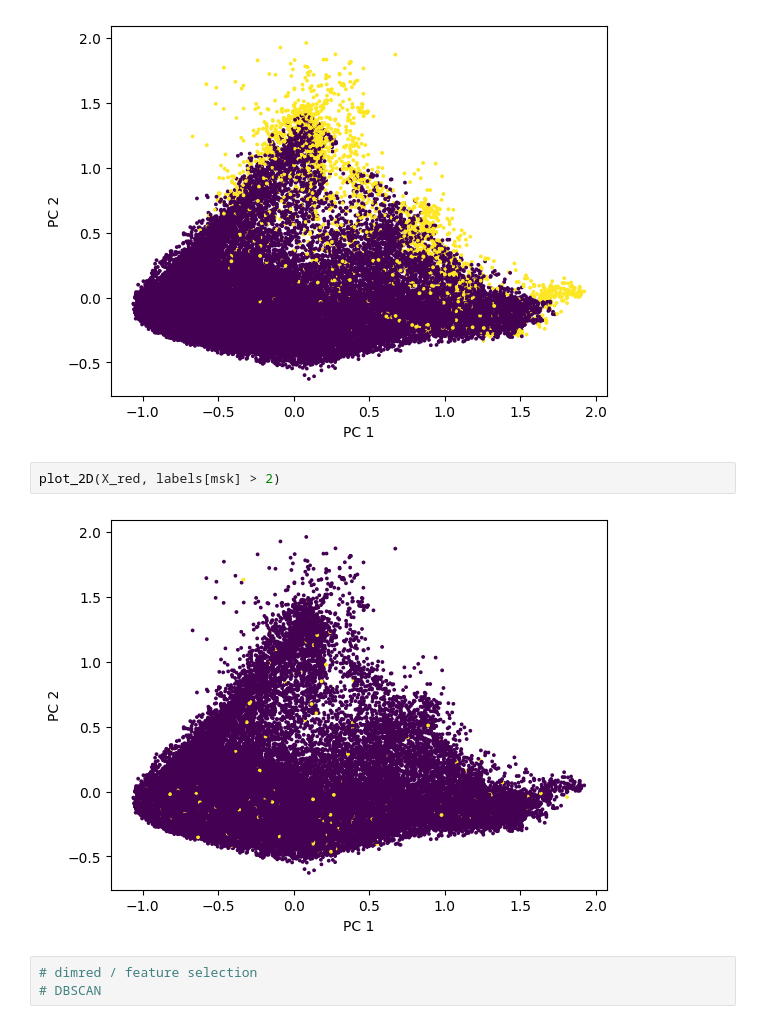
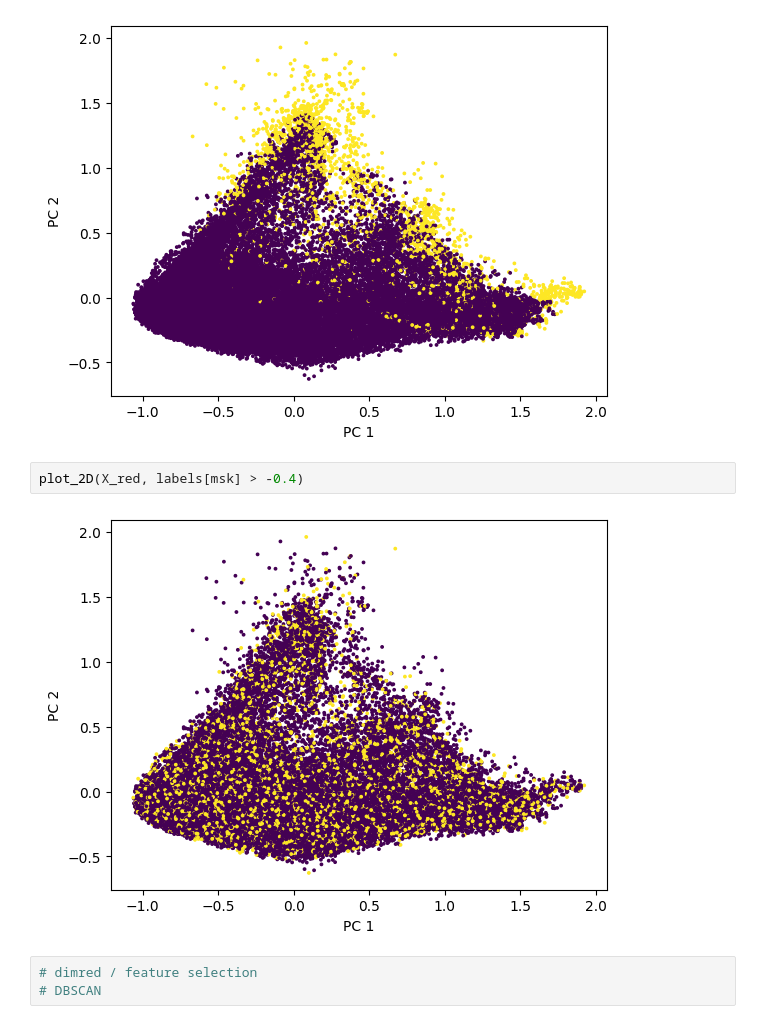
Before and after one commit to davhofer/datathon24, a Jupyter notebook: notebooks/anomaly_detection.ipynb, the cells around one changed output. Cells and saved outputs as stored; diff of their text form.

```diff
--- a/notebooks/anomaly_detection.ipynb
+++ b/notebooks/anomaly_detection.ipynb
@@ -534,9 +561,9 @@ plot_2D(X_red, ilabs)
 # %% [output]
 [figure]
 # %%
-plot_2D(X_red, labels[msk] > 2)
+plot_2D(X_red, labels[msk] > -0.4)
 # %% [output]
-[figure, old version]
+[figure, new version]
 # %%
 # dimred / feature selection
 # DBSCAN
```
Also changed, not shown: parts of 5 cells of this notebook.
